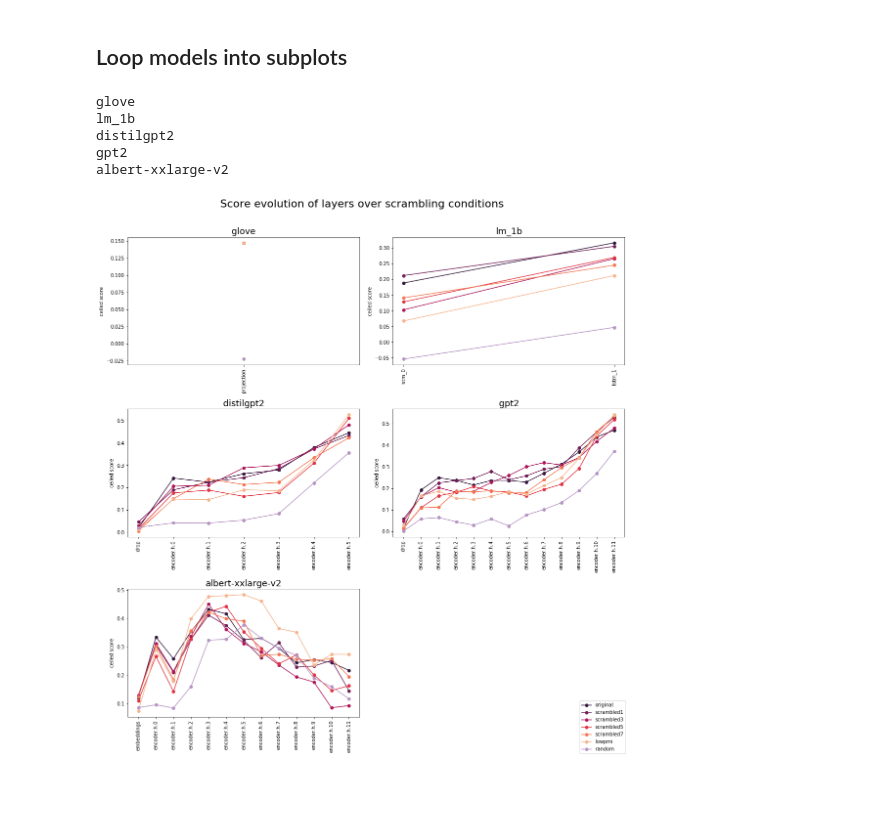
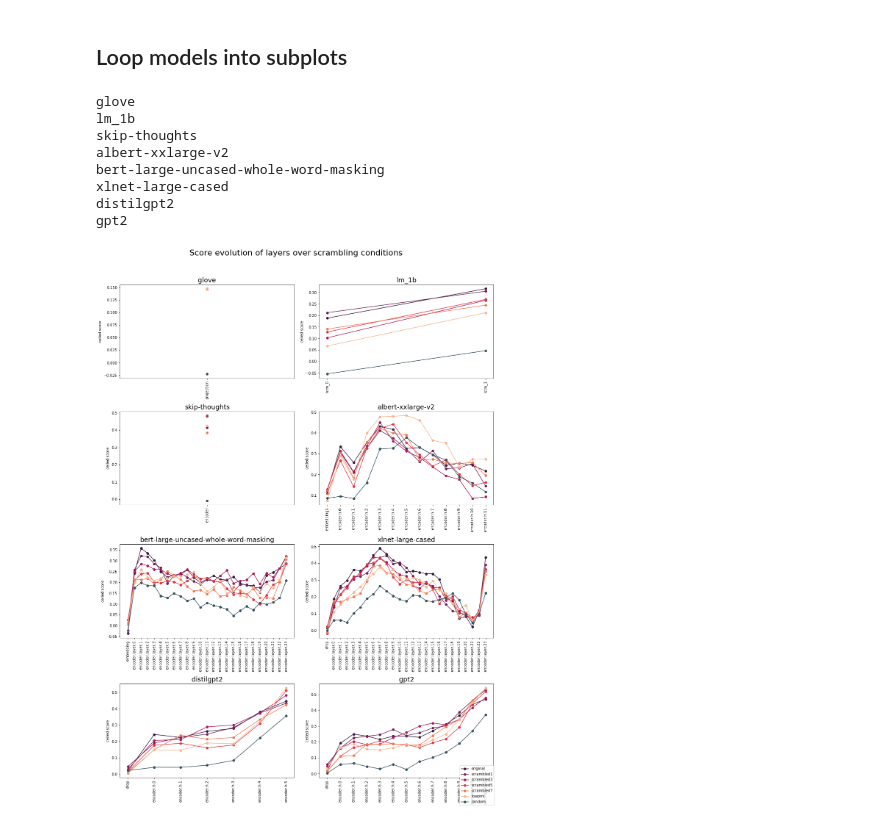
Before and after one commit to eghbalhosseini/neural-nlp-1, a Jupyter notebook: neural_nlp/analyze/neural-scrambled/match-to-brain.ipynb, the cells around one changed output. Drawn from its saved outputs; the diff is of its cells as text; code cells hidden in the pictures; blank space fills up the shorter version.

Commit message:
added skipthoughts, xlnet

```diff
--- a/neural_nlp/analyze/neural-scrambled/match-to-brain.ipynb
+++ b/neural_nlp/analyze/neural-scrambled/match-to-brain.ipynb
@@ -274,6 +277,12 @@ def get_all_layers(model_identifier):
                 double_digits = [elm for elm in layer_list if 'encoder.h.' in elm and len(elm.split('.h.')[-1]) > 1]
             if model_identifier == 'albert-xxlarge-v2':
                 double_digits = [elm for elm in layer_list if 'encoder.albert_layer_groups.' in elm and len(elm.split('.albert_layer_groups.')[-1]) > 1]
+            if model_identifier == 'xlnet-large-cased':
+                double_digits = [elm for elm in layer_list if 'encoder.layer.' in elm and len(elm.split('.layer.')[-1]) > 1]
+            if model_identifier == 'bert-large-uncased-whole-word-masking':
+                shortened_names = ['.'.join(elm.split(".")[:-1]) for elm in layer_list if '.layer.' in elm]
+                layer_list = [layer_list[0]] + shortened_names
+                double_digits = [elm for elm in layer_list if '.layer.' in elm and len(elm.split('.layer.')[-1]) > 1]
             layers = [e for e in layer_list if e not in double_digits] + double_digits
             #shorten layer names
             if model_identifier == 'lm_1b':
@@ -339,7 +346,10 @@ from matplotlib.gridspec import GridSpec
 def get_lineplots_loop(model_list,error_shading=False):
     nsubplots = len(model_list)
     nrows = math.ceil(nsubplots/2)
-    line_colors = sns.color_palette("rocket") + [sns.color_palette("PRGn", 10)[2]] + [sns.color_palette("PuOr", 10)[0]]
+    #line_colors = sns.color_palette("rocket") + [sns.color_palette("PRGn", 10)[2]] + [sns.color_palette("PuOr", 10)[0]]
+    #line_colors = sns.color_palette("rocket") + sns.color_palette("GnBu_d") + [sns.color_palette("PRGn", 10)[2]] + [sns.color_palette("PuOr", 10)[0]]
+    #if model_identifier in ['xlnet-large-cased','bert-large-uncased-whole-word-masking']:
+    line_colors = sns.color_palette("rocket") + sns.color_palette("GnBu_d") + sns.color_palette("PRGn", 10) + sns.color_palette("YlOrBr", 10)
 
     fig2 = plt.figure(constrained_layout=True, figsize=(15, 5*nrows))
     fig2.suptitle('Score evolution of layers over scrambling conditions', fontsize=22, y=1.05)
@@ -373,13 +383,16 @@ def get_lineplots_loop(model_list,error_shading=False):
                 model_counter += 1
     fig2.legend(conditions, loc='lower right')
 # %%
-get_lineplots_loop(['glove','lm_1b','distilgpt2','gpt2','albert-xxlarge-v2'])
+get_lineplots_loop(['glove','lm_1b','skip-thoughts','albert-xxlarge-v2','bert-large-uncased-whole-word-masking', 'xlnet-large-cased', 'distilgpt2', 'gpt2'])
 #bert-large-uncased-whole-word-masking lowpmi condition missing
 # %% [output]
 glove
 lm_1b
+skip-thoughts
+albert-xxlarge-v2
+bert-large-uncased-whole-word-masking
+xlnet-large-cased
 distilgpt2
 gpt2
-albert-xxlarge-v2
-[figure, old version]
+[figure, new version]
 # %%
```
Also changed, not shown: parts of 26 cells of this notebook, 2 other files.
